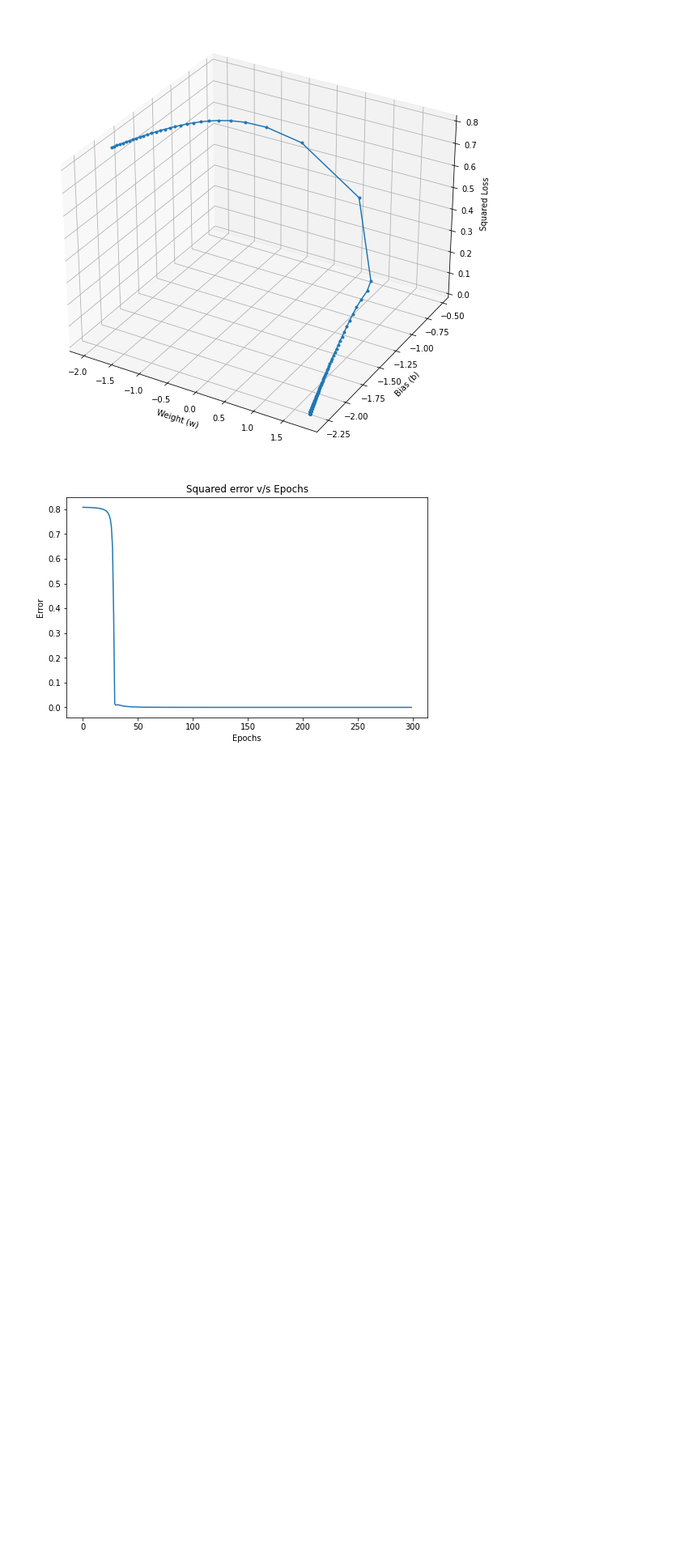
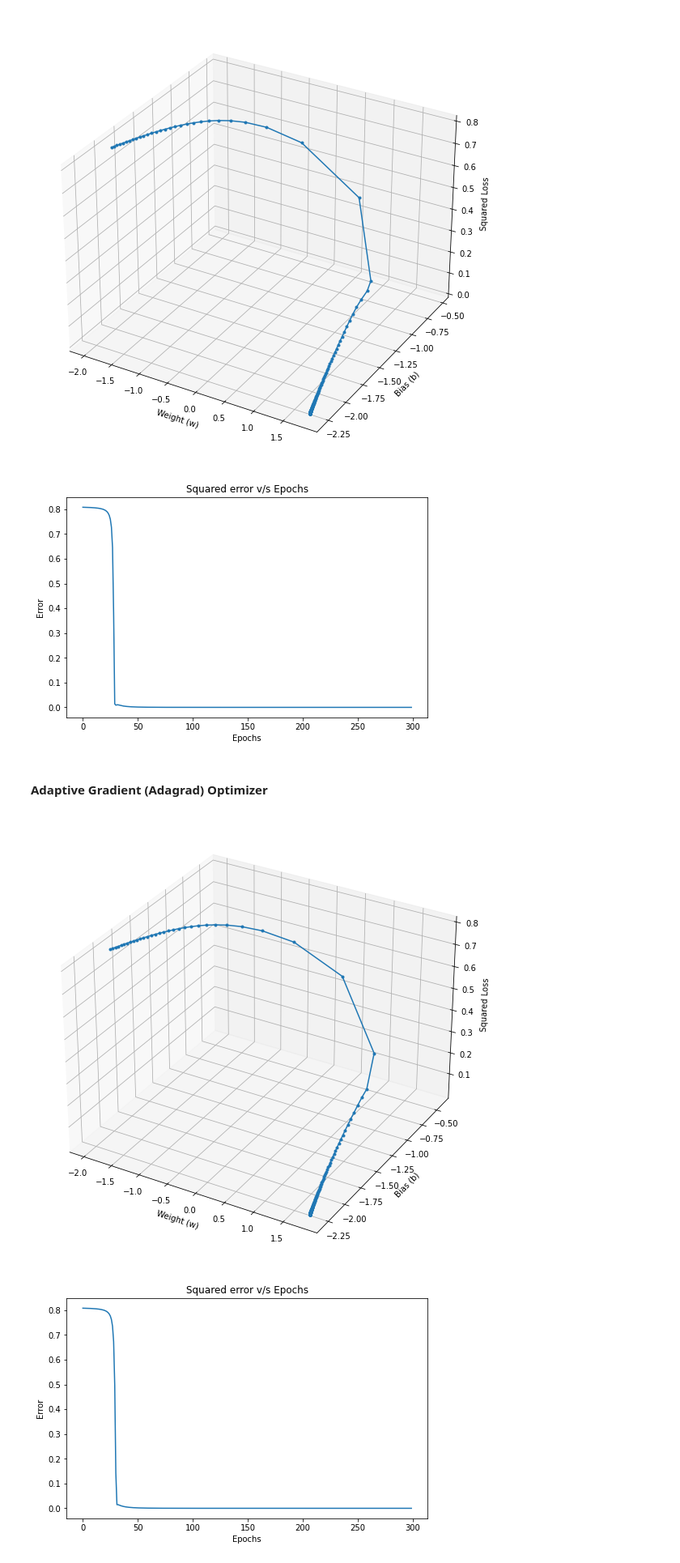
Before and after one commit to Skyoxima/Deep_Learning_Practice, a Jupyter notebook: Optimizers/All_Optimizers_Compared.ipynb, the cells around one changed output. Shown at 81% size. Cells and saved outputs as stored; diff of their text form; code cells hidden in the pictures; blank space fills up the shorter version.

Commit message:
Added AdaGrad optimizer

```diff
--- a/Optimizers/All_Optimizers_Compared.ipynb
+++ b/Optimizers/All_Optimizers_Compared.ipynb
@@ -21,7 +21,10 @@ def binary_sigmoidal(yin):
 ##### Predictor function
 # %%
 def predict_y(x, w, b):
-  yin = x * w + b
+  if type(x) == list or type(x) == tuple:
+    yin = np.dot(x, w) + b
+  else:
+    yin = x * w + b
   yhat = binary_sigmoidal(yin)
   return yhat
 # %% [markdown]
@@ -205,3 +208,34 @@ plotter(y_hats_nagd, errors_nagd, weights_nagd, biases_nagd)
 # %% [output]
 [figure]
 [figure]
+# %% [markdown]
+#### Adaptive Gradient (Adagrad) Optimizer
+# %%
+def adagrad(X, Y, noofepochs = 300, ε = 0.5):
+  α, w, b = 1, -2, -2
+  dw, db, dw_sq, db_sq = 0, 0, 0, 0,
+  y_hats, errors, weights, biases = [], [], [], []
+  for i in range(noofepochs):
+
+    for x, y in zip(X, Y):
+      yhat = predict_y(x, w, b)
+      sqerror = (y - yhat) ** 2
+      dw = delta_w(x, y, yhat)
+      db = delta_b(y, yhat)
+      dw_sq += dw ** 2
+      db_sq += db ** 2
+      w += (-α / (dw_sq + ε) ** 0.5) * dw
+      b += (-α / (db_sq + ε) ** 0.5) * db
+
+    dw_sq, db_sq = 0, 0
+    y_hats.append(yhat)
+    errors.append(sqerror)
+    weights.append(w)
+    biases.append(b)
+  return y_hats, errors, weights, biases
+# %%
+y_hats_adag, errors_adag, weights_adag, biases_adag = adagrad(X, Y)
+plotter(y_hats_adag, errors_adag, weights_adag, biases_adag)
+# %% [output]
+[figure, added]
+[figure, added]
```
Also changed, not shown: parts of 1 cell of this notebook.
